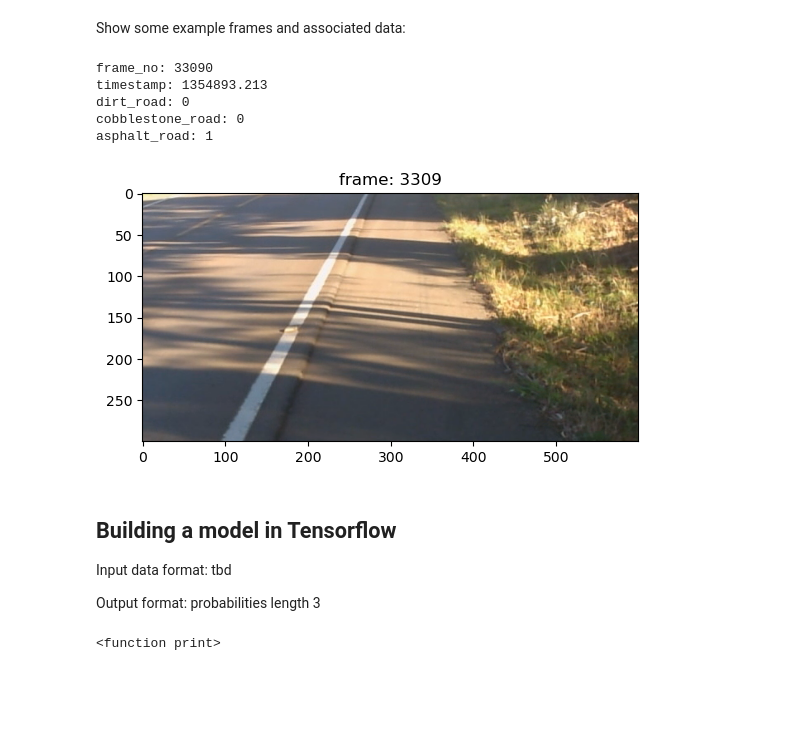
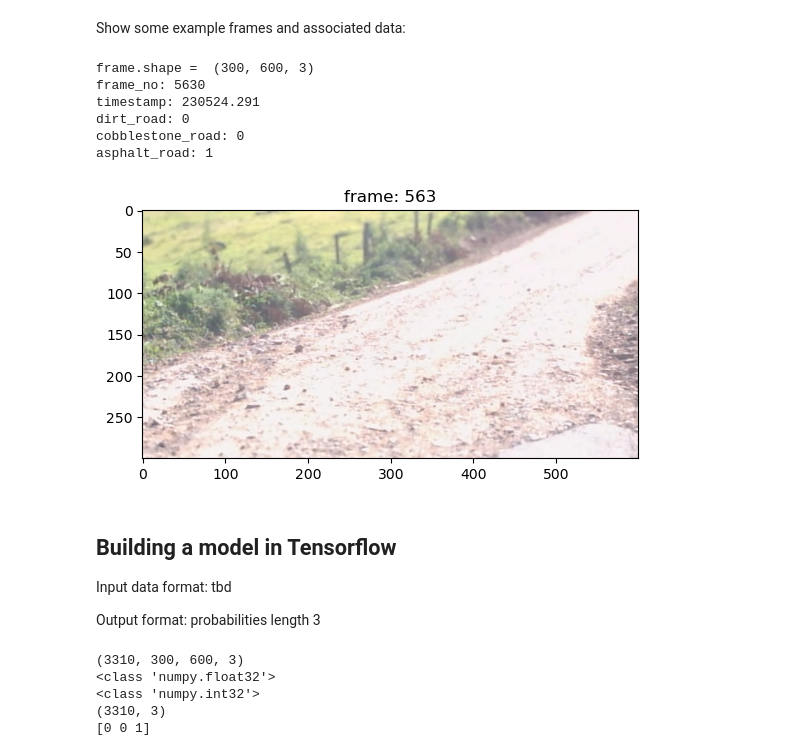
Before and after one commit to mx956/EECE568_ML_PVS_Project, a Jupyter notebook: Road_Surface_Type_Classification/road_classification_Matt.ipynb, the cells around one changed output. Drawn from its saved outputs; the diff is of its cells as text; code cells hidden in the pictures; blank space fills up the shorter version.

```diff
--- a/Road_Surface_Type_Classification/road_classification_Matt.ipynb
+++ b/Road_Surface_Type_Classification/road_classification_Matt.ipynb
@@ -285,24 +284,26 @@ print(video.get(cv2.CAP_PROP_FRAME_COUNT) // video.get(cv2.CAP_PROP_FPS))
 Show some example frames and associated data:
 # %%
 # show some sample frames extracted randomly from dataset, show according labels and past 5 data samples
-frame_index = 3309
+frame_index = 563
 frame = datasets['pvs_1']['sampled_video']['frame'][frame_index]
+print("frame.shape = ", frame.shape)
 plt.figure()
 plt.imshow(frame)
 plt.title(f"frame: {frame_index}")
 
 print(f"frame_no: {datasets['pvs_1']['sampled_video']['frame_no'][frame_index]}")
 print(f"timestamp: {datasets['pvs_1']['sampled_video']['timestamp'][frame_index]}")
 print(f"dirt_road: {datasets['pvs_1']['sampled_video']['dirt_road'][frame_index]}")
 print(f"cobblestone_road: {datasets['pvs_1']['sampled_video']['cobblestone_road'][frame_index]}")
 print(f"asphalt_road: {datasets['pvs_1']['sampled_video']['asphalt_road'][frame_index]}")
 # %% [output]
-frame_no: 33090
-timestamp: 1354893.213
+frame.shape =  (300, 600, 3)
+frame_no: 5630
+timestamp: 230524.291
 dirt_road: 0
 cobblestone_road: 0
 asphalt_road: 1
-[figure, old version]
+[figure, new version]
 # %% [markdown]
 ## Building a model in Tensorflow
 
@@ -310,7 +311,3 @@ Input data format: tbd
 
 
 Output format: probabilities length 3
-# %%
-print
-# %% [output]
-<function print>
@@ -316,0 +326,12 @@ print
+# %%
+print(X.shape)
+print(type(X[0,0,0,0]))
+print(type(Y[0,0]))
+print(Y.shape)
+print(Y[0])
+# %% [output]
+(3310, 300, 600, 3)
+<class 'numpy.float32'>
+<class 'numpy.int32'>
+(3310, 3)
+[0 0 1]
```
Also changed, not shown: parts of 7 cells of this notebook.
